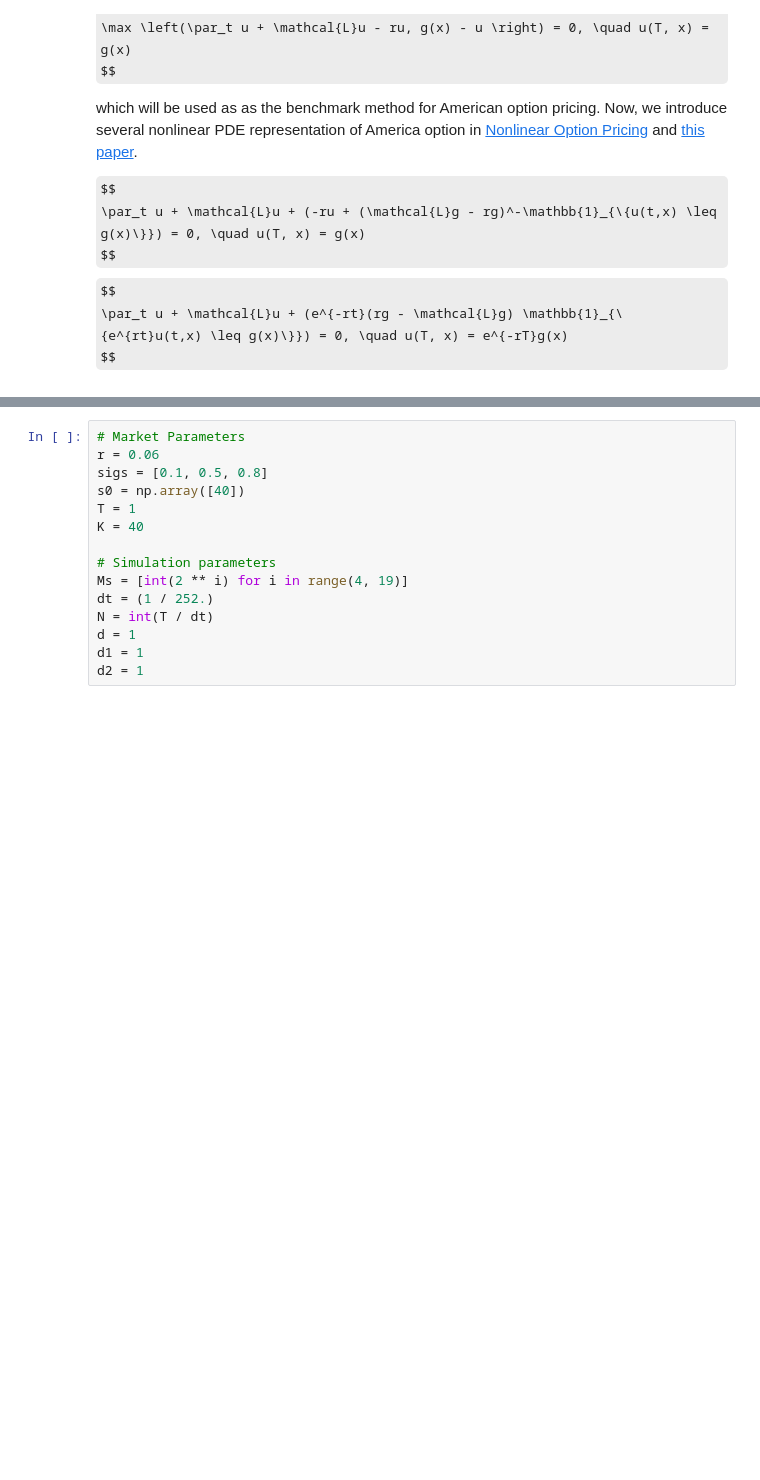
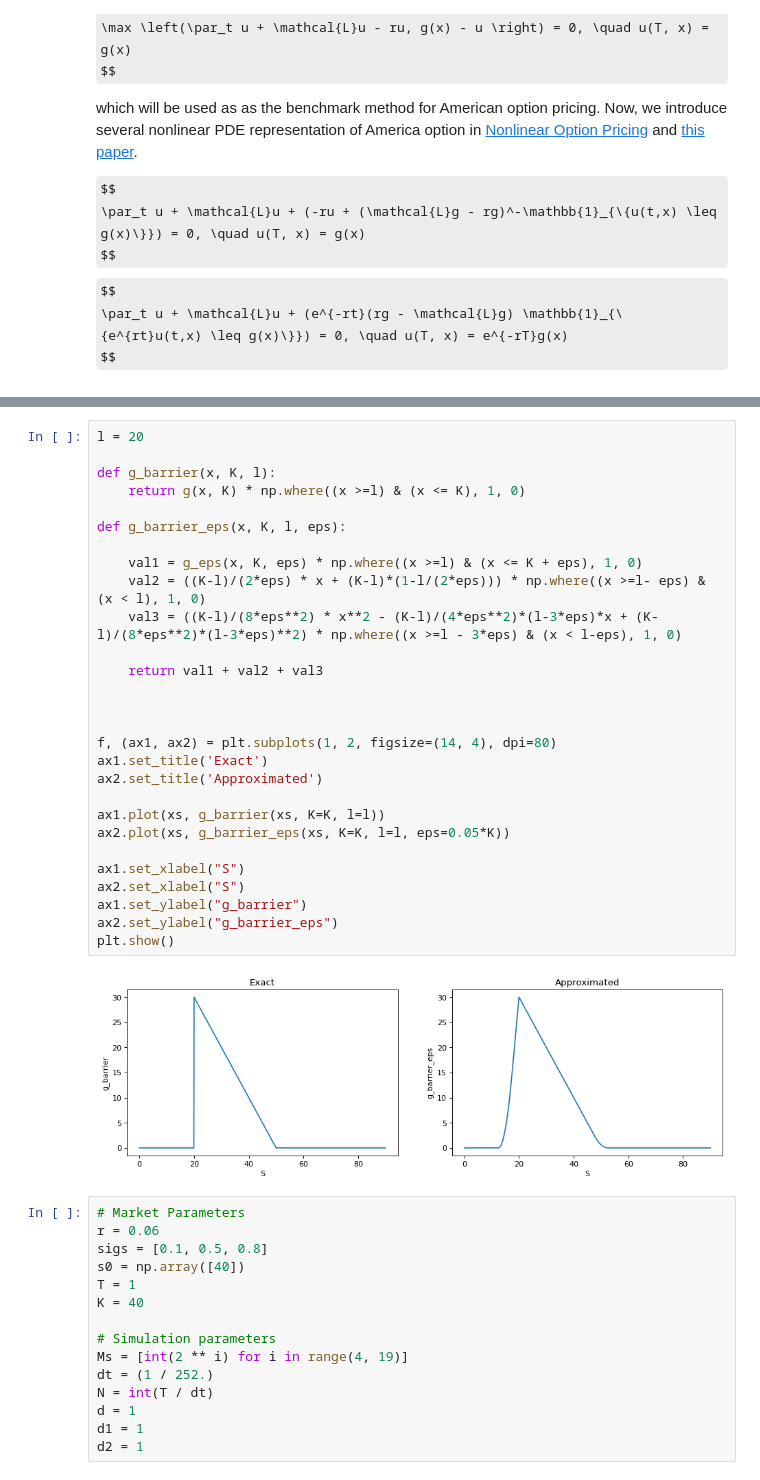
Before and after one commit to fuyin19/BSDE, a Jupyter notebook: demo/BSDE American option.ipynb, the cells around one changed output, grey strips where cells are left out. Saved outputs shown, nothing was run; the diff lists cells and outputs as text; some formulas as TeX source; blank space fills up the shorter version.

Commit message:
Update for barrier option and testing

```diff
--- a/demo/BSDE American option.ipynb
+++ b/demo/BSDE American option.ipynb
@@ -91,3 +136,33 @@ plt.show()
+# %%
+l = 20
+
+def g_barrier(x, K, l):
+    return g(x, K) * np.where((x >=l) & (x <= K), 1, 0)
+
+def g_barrier_eps(x, K, l, eps):
+
+    val1 = g_eps(x, K, eps) * np.where((x >=l) & (x <= K + eps), 1, 0)
+    val2 = ((K-l)/(2*eps) * x + (K-l)*(1-l/(2*eps))) * np.where((x >=l- eps) & (x < l), 1, 0)
+    val3 = ((K-l)/(8*eps**2) * x**2 - (K-l)/(4*eps**2)*(l-3*eps)*x + (K-l)/(8*eps**2)*(l-3*eps)**2) * np.where((x >=l - 3*eps) & (x < l-eps), 1, 0)
+
+    return val1 + val2 + val3
+
+
+
+f, (ax1, ax2) = plt.subplots(1, 2, figsize=(14, 4), dpi=80)
+ax1.set_title('Exact')
+ax2.set_title('Approximated')
+
+ax1.plot(xs, g_barrier(xs, K=K, l=l))
+ax2.plot(xs, g_barrier_eps(xs, K=K, l=l, eps=0.05*K))
+
+ax1.set_xlabel("S")
+ax2.set_xlabel("S")
+ax1.set_ylabel("g_barrier")
+ax2.set_ylabel("g_barrier_eps")
+plt.show()
+# %% [output]
+[figure, added]
 # %%
 # Market Parameters
 r = 0.06
```
Also changed, not shown: parts of 4 cells of this notebook, 8 other files.
